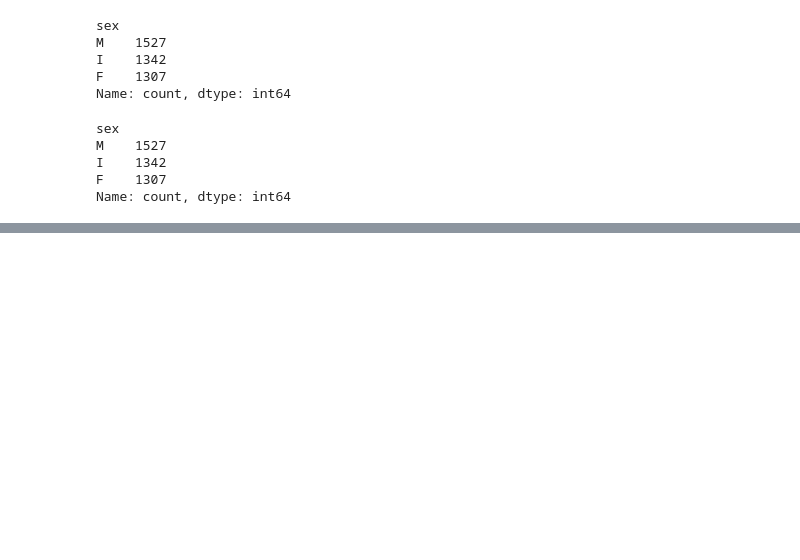
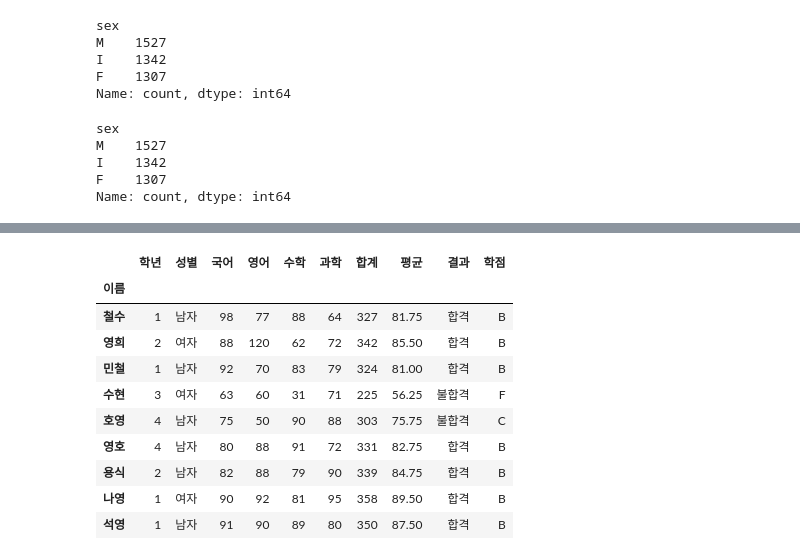
Before and after one commit to jihun5/it_jupyter, a Jupyter notebook: 데이터전처리총.ipynb, the cells around one changed output, grey strips where cells are left out. Drawn from its saved outputs; the diff is of its cells as text; code cells hidden in the pictures; blank space fills up the shorter version.

```diff
--- a/데이터전처리총.ipynb
+++ b/데이터전처리총.ipynb
@@ -976,0 +1013,5 @@ Name: count, dtype: int64
+# %%
+from pandas import read_excel
+import numpy as np
+df = read_excel("https://data.hossam.kr/C02/pre_sample.xlsx", index_col='이름')
+df
@@ -976,0 +1030,3 @@ Name: count, dtype: int64
+# %%
+df5 = df.copy()
+df5
@@ -976,0 +1045,4 @@ Name: count, dtype: int64
+# %%
+df5['합계'] = df.loc[:, '국어':'과학'].sum(axis=1)
+df5['평균'] = df.loc[:, '국어':'과학'].mean(axis=1)
+df5
@@ -976,0 +1061,4 @@ Name: count, dtype: int64
+# %%
+# 평균에 따른 조건부 파생변수
+df5['결과'] = np.where(df5['평균'] >= 80, '합격','불합격')
+df5
@@ -976,0 +1077,21 @@ Name: count, dtype: int64
+# %%
+# 경우에 수에 따른 조건 값
+conditions = [(df5['평균'] >= 90 ),
+              (df5['평균'] >= 80 ),
+              (df5['평균'] >= 70 )
+              ]
+value = ['A', 'B', 'C']
+df5['학점'] = np.select(conditions, value, default='F')
+df5
+# %% [output]
+|  | 학년 | 성별 | 국어 | 영어 | 수학 | 과학 | 합계 | 평균 | 결과 | 학점 |
+| 이름 |  |  |  |  |  |  |  |  |  |  |
+| 철수 | 1 | 남자 | 98 | 77 | 88 | 64 | 327 | 81.75 | 합격 | B |
+| 영희 | 2 | 여자 | 88 | 120 | 62 | 72 | 342 | 85.50 | 합격 | B |
+| 민철 | 1 | 남자 | 92 | 70 | 83 | 79 | 324 | 81.00 | 합격 | B |
+| 수현 | 3 | 여자 | 63 | 60 | 31 | 71 | 225 | 56.25 | 불합격 | F |
+| 호영 | 4 | 남자 | 75 | 50 | 90 | 88 | 303 | 75.75 | 불합격 | C |
+| 영호 | 4 | 남자 | 80 | 88 | 91 | 72 | 331 | 82.75 | 합격 | B |
+| 용식 | 2 | 남자 | 82 | 88 | 79 | 90 | 339 | 84.75 | 합격 | B |
+| 나영 | 1 | 여자 | 90 | 92 | 81 | 95 | 358 | 89.50 | 합격 | B |
+| 석영 | 1 | 남자 | 91 | 90 | 89 | 80 | 350 | 87.50 | 합격 | B |
```
Also changed, not shown: parts of 6 cells of this notebook, 5 other files.
